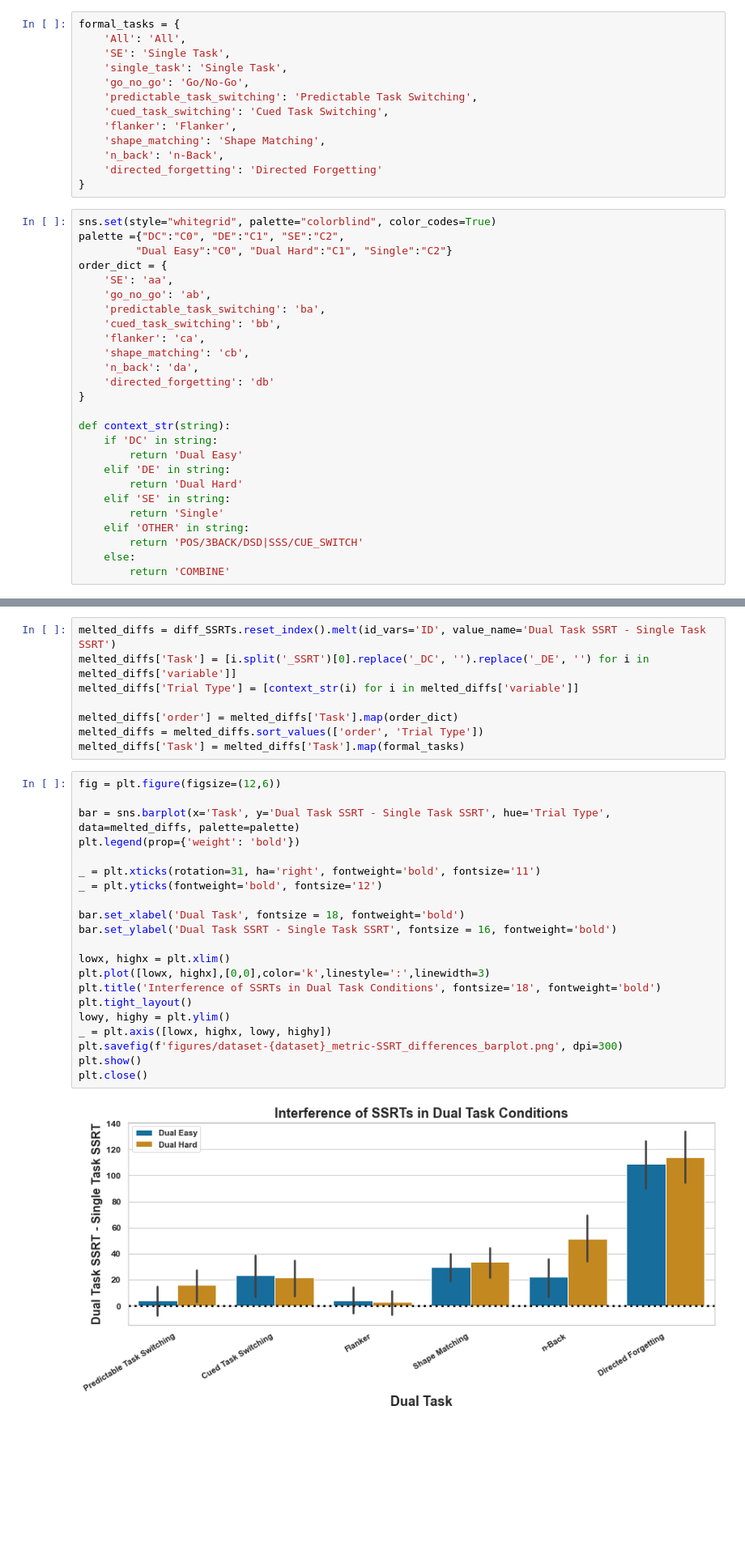
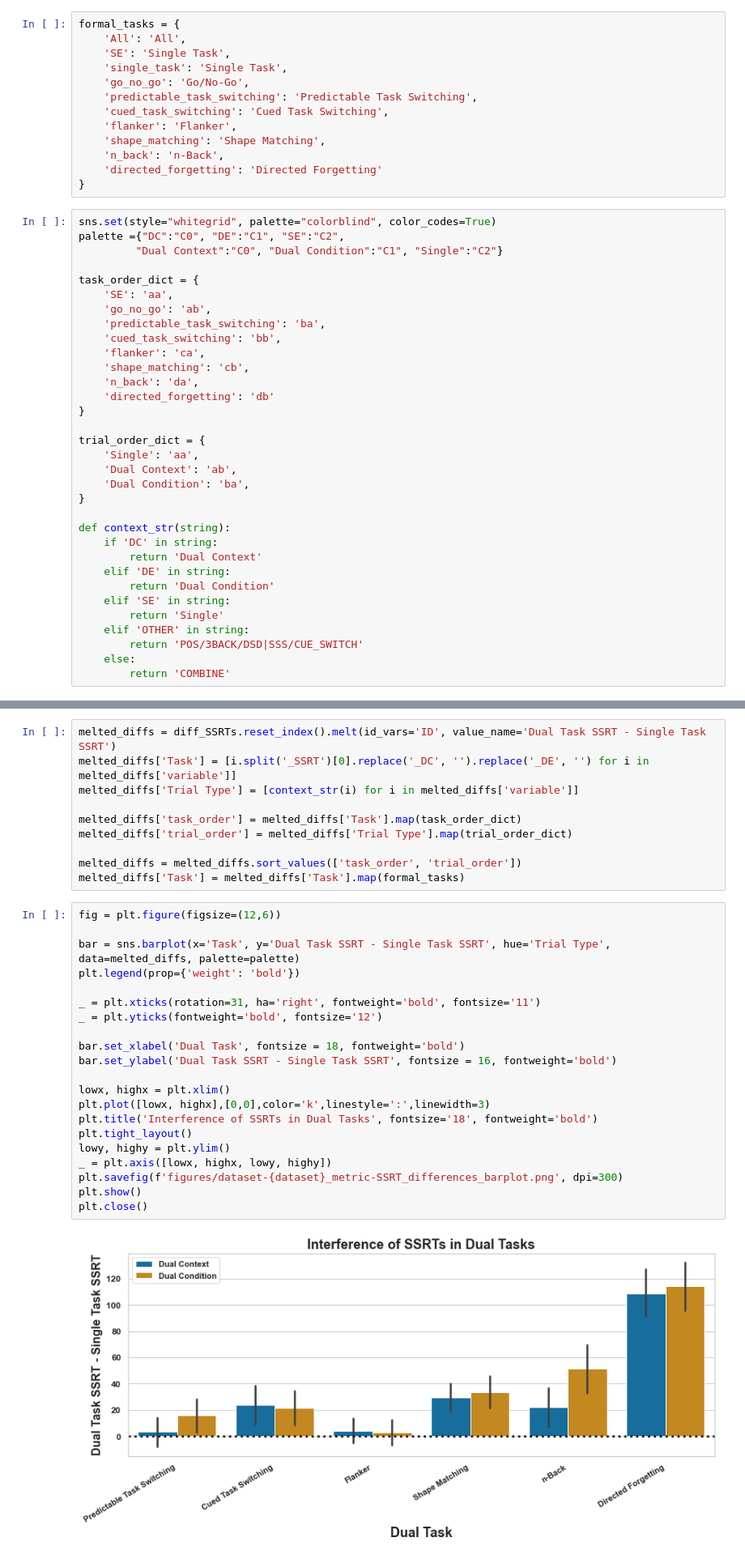
Before and after one commit to henrymj/mturk_dualStop_analysis, a Jupyter notebook: validation_analysis_dataset-all.ipynb, the cells around one changed output, grey strips where cells are left out. Shown: that part at 81% size. Cells and saved outputs as stored; diff of their text form; blank space fills up the shorter version.

```diff
--- a/validation_analysis_dataset-all.ipynb
+++ b/validation_analysis_dataset-all.ipynb
@@ -268,8 +268,9 @@ formal_tasks = {
 # %%
 sns.set(style="whitegrid", palette="colorblind", color_codes=True)
 palette ={"DC":"C0", "DE":"C1", "SE":"C2",
-         "Dual Easy":"C0", "Dual Hard":"C1", "Single":"C2"}
-order_dict = {
+         "Dual Context":"C0", "Dual Condition":"C1", "Single":"C2"}
+
+task_order_dict = {
     'SE': 'aa',
     'go_no_go': 'ab',
     'predictable_task_switching': 'ba',
@@ -280,11 +281,17 @@ order_dict = {
     'directed_forgetting': 'db'
 }
 
+trial_order_dict = {
+    'Single': 'aa',
+    'Dual Context': 'ab',
+    'Dual Condition': 'ba',
+}
+
 def context_str(string):
     if 'DC' in string:
-        return 'Dual Easy'
+        return 'Dual Context'
     elif 'DE' in string:
-        return 'Dual Hard'
+        return 'Dual Condition'
     elif 'SE' in string:
         return 'Single'
     elif 'OTHER' in string:
@@ -362,32 +372,34 @@ melted_diffs = diff_SSRTs.reset_index().melt(id_vars='ID', value_name='Dual Task
 melted_diffs['Task'] = [i.split('_SSRT')[0].replace('_DC', '').replace('_DE', '') for i in melted_diffs['variable']]
 melted_diffs['Trial Type'] = [context_str(i) for i in melted_diffs['variable']]
 
-melted_diffs['order'] = melted_diffs['Task'].map(order_dict)
-melted_diffs = melted_diffs.sort_values(['order', 'Trial Type'])
+melted_diffs['task_order'] = melted_diffs['Task'].map(task_order_dict)
+melted_diffs['trial_order'] = melted_diffs['Trial Type'].map(trial_order_dict)
+
+melted_diffs = melted_diffs.sort_values(['task_order', 'trial_order'])
 melted_diffs['Task'] = melted_diffs['Task'].map(formal_tasks)
 # %%
 fig = plt.figure(figsize=(12,6))
 
 bar = sns.barplot(x='Task', y='Dual Task SSRT - Single Task SSRT', hue='Trial Type', data=melted_diffs, palette=palette)
 plt.legend(prop={'weight': 'bold'})
 
 _ = plt.xticks(rotation=31, ha='right', fontweight='bold', fontsize='11')
 _ = plt.yticks(fontweight='bold', fontsize='12')
 
 bar.set_xlabel('Dual Task', fontsize = 18, fontweight='bold')
 bar.set_ylabel('Dual Task SSRT - Single Task SSRT', fontsize = 16, fontweight='bold')
 
 lowx, highx = plt.xlim()
 plt.plot([lowx, highx],[0,0],color='k',linestyle=':',linewidth=3)
-plt.title('Interference of SSRTs in Dual Task Conditions', fontsize='18', fontweight='bold')
+plt.title('Interference of SSRTs in Dual Tasks', fontsize='18', fontweight='bold')
 plt.tight_layout()
 lowy, highy = plt.ylim()
 _ = plt.axis([lowx, highx, lowy, highy])
 plt.savefig(f'figures/dataset-{dataset}_metric-SSRT_differences_barplot.png', dpi=300)
 plt.show()
 plt.close()
 # %% [output]
-[figure, old version]
+[figure, new version]
 # %% [markdown]
 # Repetitions with Exclusions
 # %%
```
Also changed, not shown: parts of 5 cells of this notebook, 7 other files.
